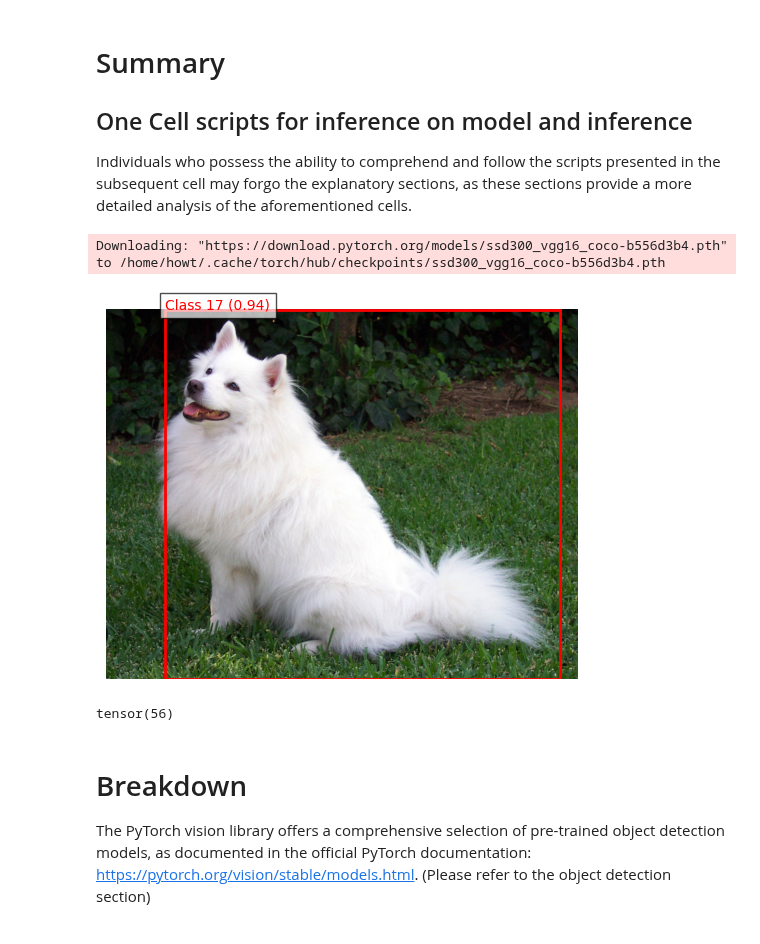
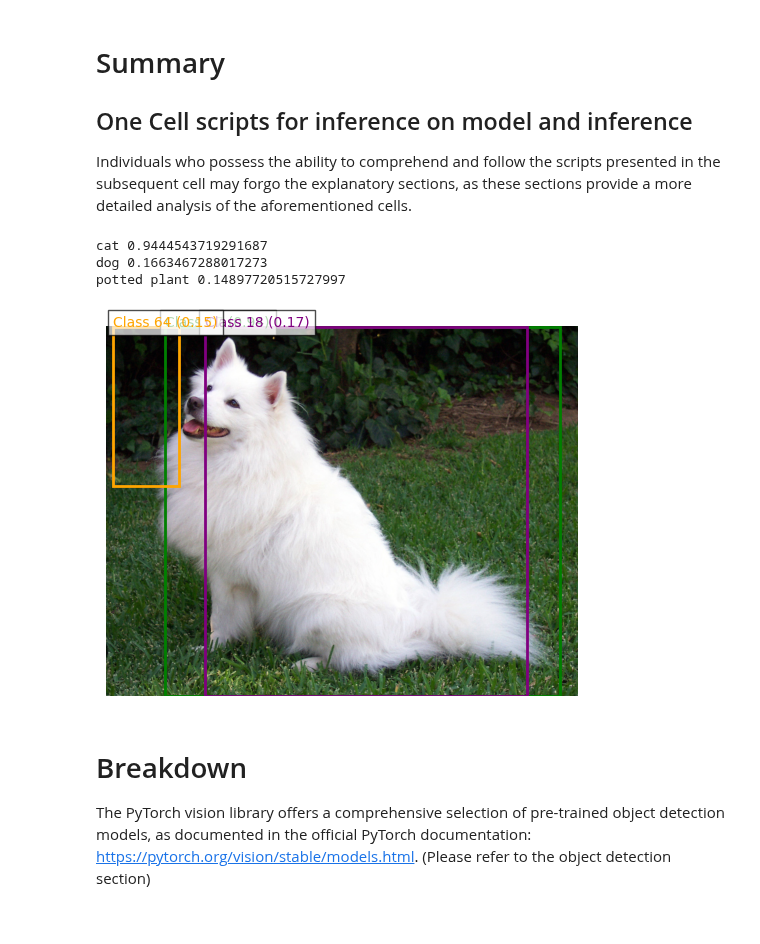
Before and after one commit to TIL-24/til-24-curriculum, a Jupyter notebook: cv_vlm/Unit_2/2.3.2_HandsOn_SSD.ipynb, the cells around one changed output. Saved outputs shown, nothing was run; the diff lists cells and outputs as text; code cells hidden in the pictures.

Commit message:
Clean up units 2 notebooks, ensure consistency in plots, read image and also visualization functions

```diff
--- a/cv_vlm/Unit_2/2.3.2_HandsOn_SSD.ipynb
+++ b/cv_vlm/Unit_2/2.3.2_HandsOn_SSD.ipynb
@@ -26,51 +20,60 @@ from torchvision.transforms import functional as F
 from torchvision import transforms
 from PIL import Image
 import matplotlib.pyplot as plt
+from torchinfo import summary
+import urllib
 
 # Load the pre-trained SSD300 VGG16 model
-ssd_model = torchvision.models.detection.ssd300_vgg16(pretrained=True)
+weights = torchvision.models.detection.SSD300_VGG16_Weights.DEFAULT
+ssd_model = torchvision.models.detection.ssd300_vgg16(pretrained=True, box_score_thresh=0.9)
 ssd_model.eval()  # Set the model to evaluation mode
 
 # Load an example image
 # Download an example image from the pytorch website
 url, filename = ("https://github.com/pytorch/hub/raw/master/images/dog.jpg", "dog.jpg")
 try: urllib.URLopener().retrieve(url, filename)
 except: urllib.request.urlretrieve(url, filename)
-image_path = 'dog.jpg'
-image = Image.open(image_path)
+image = Image.open(filename)
 
 # Preprocess the image (adjust based on model requirements)
 transform = transforms.Compose([
     transforms.ToTensor(),
     transforms.Normalize(mean=[0.485, 0.456, 0.406], std=[0.229, 0.224, 0.225]),
 ])
 processed_image = transform(image).unsqueeze(0)
 
+# Label Encoding
+id_2_label = {idx:x for idx,x in enumerate(weights.meta["categories"])}
+
 # Run inference
 with torch.no_grad():
-    detections = ssd_model(processed_image)
+    prediction = ssd_model(processed_image)[0]
 
 # Extract bounding boxes, labels, and scores
-boxes = detections[0]['boxes']
-labels = detections[0]['labels']
-scores = detections[0]['scores']
+boxes = prediction['boxes']
+labels = prediction['labels']
+scores = prediction['scores']
 
 # Visualize the results
+class_colors = ['red', 'blue', 'green', 'purple', 'orange']
+
 plt.imshow(image)
 for box, label, score in zip(boxes, labels, scores):
-  if score > 0.5:
+  if score > 0.1:
+    class_id = label.item()  # Get the class ID
+    class_color = class_colors[class_id % len(class_colors)]  # Assign a color based on class ID
+    print(id_2_label[label.item()], score.item())
     plt.gca().add_patch(plt.Rectangle((box[0], box[1]), box[2] - box[0], box[3] - box[1],
-                                      fill=False, edgecolor='red', linewidth=2))
-    plt.text(box[0], box[1], f"Class {label.item()} ({score:.2f})", color='red', fontsize=10,
+                                      fill=False, edgecolor=class_color, linewidth=2))
+    plt.text(box[0], box[1], f"Class {label.item()} ({score:.2f})", color=class_color, fontsize=10,
              bbox=dict(facecolor='white', alpha=0.7))
-
 plt.axis('off')
 plt.show()
-label
 # %% [output]
-Downloading: "https://download.pytorch.org/models/ssd300_vgg16_coco-b556d3b4.pth" to /home/howt/.cache/torch/hub/checkpoints/ssd300_vgg16_coco-b556d3b4.pth
+cat 0.9444543719291687
+dog 0.1663467288017273
+potted plant 0.14897720515727997
-[figure, old version]
+[figure, new version]
-tensor(56)
 # %% [markdown]
 # Breakdown
 
```
Also changed, not shown: parts of 7 cells of this notebook.
